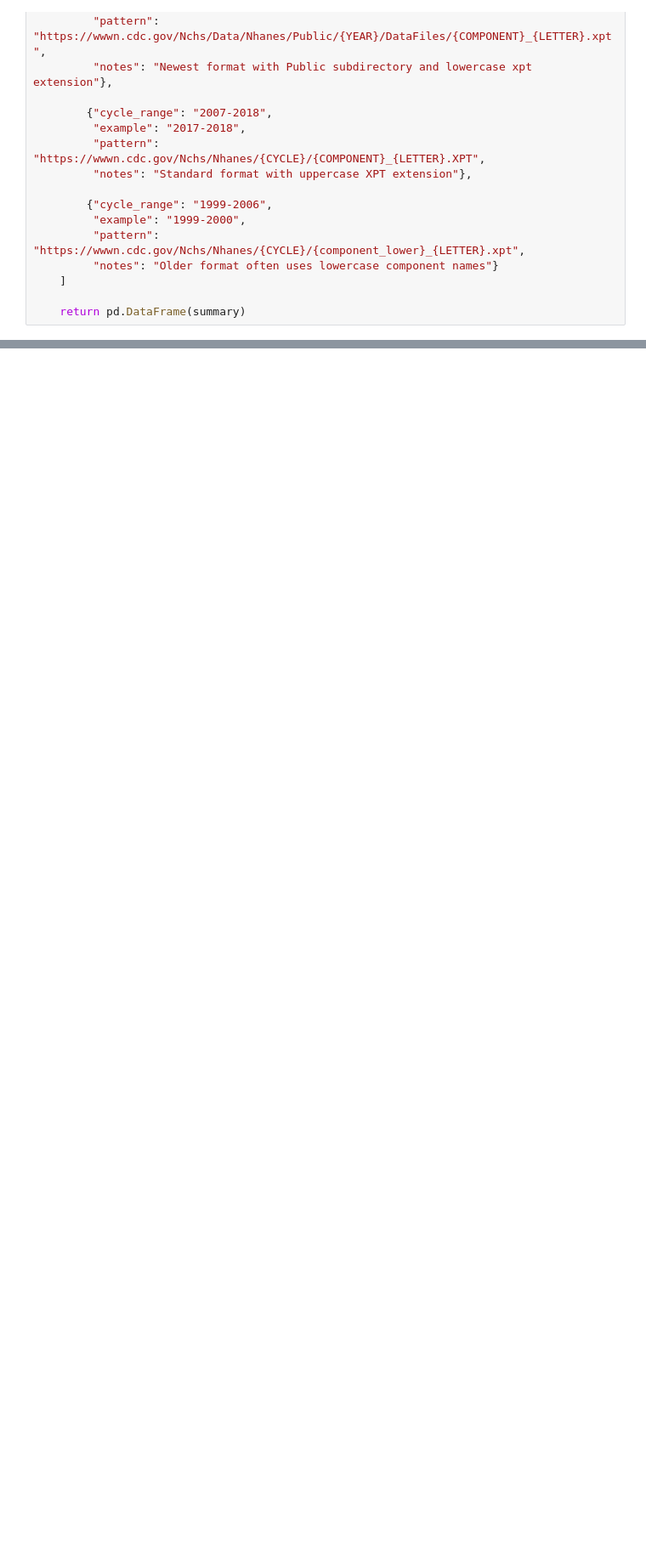
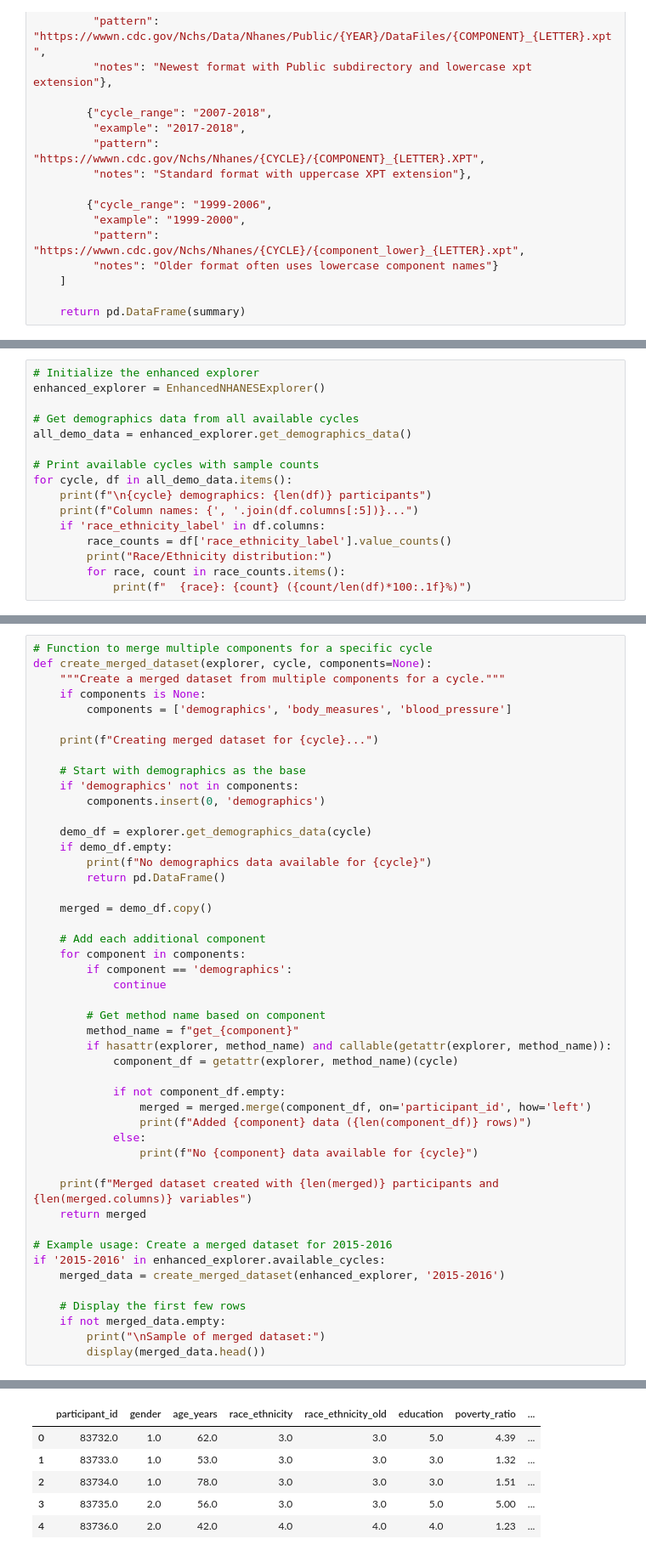
Before and after one commit to paulboys/PopHealth-Observatory, a Jupyter notebook: nhanes_url_testing.ipynb, the cells around one changed output, grey strips where cells are left out. Shown at 85% size. Saved outputs shown, nothing was run; the diff lists cells and outputs as text; blank space fills up the shorter version.

```diff
--- a/nhanes_url_testing.ipynb
+++ b/nhanes_url_testing.ipynb
@@ -237,0 +1057,16 @@ for cycle in cycles_to_test:
+# %%
+# Initialize the enhanced explorer
+enhanced_explorer = EnhancedNHANESExplorer()
+
+# Get demographics data from all available cycles
+all_demo_data = enhanced_explorer.get_demographics_data()
+
+# Print available cycles with sample counts
+for cycle, df in all_demo_data.items():
+    print(f"\n{cycle} demographics: {len(df)} participants")
+    print(f"Column names: {', '.join(df.columns[:5])}...")
+    if 'race_ethnicity_label' in df.columns:
+        race_counts = df['race_ethnicity_label'].value_counts()
+        print("Race/Ethnicity distribution:")
+        for race, count in race_counts.items():
+            print(f"  {race}: {count} ({count/len(df)*100:.1f}%)")
@@ -237,0 +1091,48 @@ for cycle in cycles_to_test:
+# %%
+# Function to merge multiple components for a specific cycle
+def create_merged_dataset(explorer, cycle, components=None):
+    """Create a merged dataset from multiple components for a cycle."""
+    if components is None:
+        components = ['demographics', 'body_measures', 'blood_pressure']
+
+    print(f"Creating merged dataset for {cycle}...")
+
+    # Start with demographics as the base
+    if 'demographics' not in components:
+        components.insert(0, 'demographics')
+
+    demo_df = explorer.get_demographics_data(cycle)
+    if demo_df.empty:
+        print(f"No demographics data available for {cycle}")
+        return pd.DataFrame()
+
+    merged = demo_df.copy()
+
+    # Add each additional component
+    for component in components:
+        if component == 'demographics':
+            continue
+
+        # Get method name based on component
+        method_name = f"get_{component}"
+        if hasattr(explorer, method_name) and callable(getattr(explorer, method_name)):
+            component_df = getattr(explorer, method_name)(cycle)
+
+            if not component_df.empty:
+                merged = merged.merge(component_df, on='participant_id', how='left')
+                print(f"Added {component} data ({len(component_df)} rows)")
+            else:
+                print(f"No {component} data available for {cycle}")
+
+    print(f"Merged dataset created with {len(merged)} participants and {len(merged.columns)} variables")
+    return merged
+
+# Example usage: Create a merged dataset for 2015-2016
+if '2015-2016' in enhanced_explorer.available_cycles:
+    merged_data = create_merged_dataset(enhanced_explorer, '2015-2016')
+
+    # Display the first few rows
+    if not merged_data.empty:
+        print("\nSample of merged dataset:")
+        display(merged_data.head())
+# %% [output]
@@ -237,0 +1148,6 @@ for cycle in cycles_to_test:
+|  | participant_id | gender | age_years | race_ethnicity | race_ethnicity_old | education | poverty_ratio | ... |
+| 0 | 83732.0 | 1.0 | 62.0 | 3.0 | 3.0 | 5.0 | 4.39 | ... |
+| 1 | 83733.0 | 1.0 | 53.0 | 3.0 | 3.0 | 3.0 | 1.32 | ... |
+| 2 | 83734.0 | 1.0 | 78.0 | 3.0 | 3.0 | 3.0 | 1.51 | ... |
+| 3 | 83735.0 | 2.0 | 56.0 | 3.0 | 3.0 | 5.0 | 5.00 | ... |
+| 4 | 83736.0 | 2.0 | 42.0 | 4.0 | 4.0 | 4.0 | 1.23 | ... |
```
Also changed, not shown: parts of 26 cells of this notebook, 3 other files.
